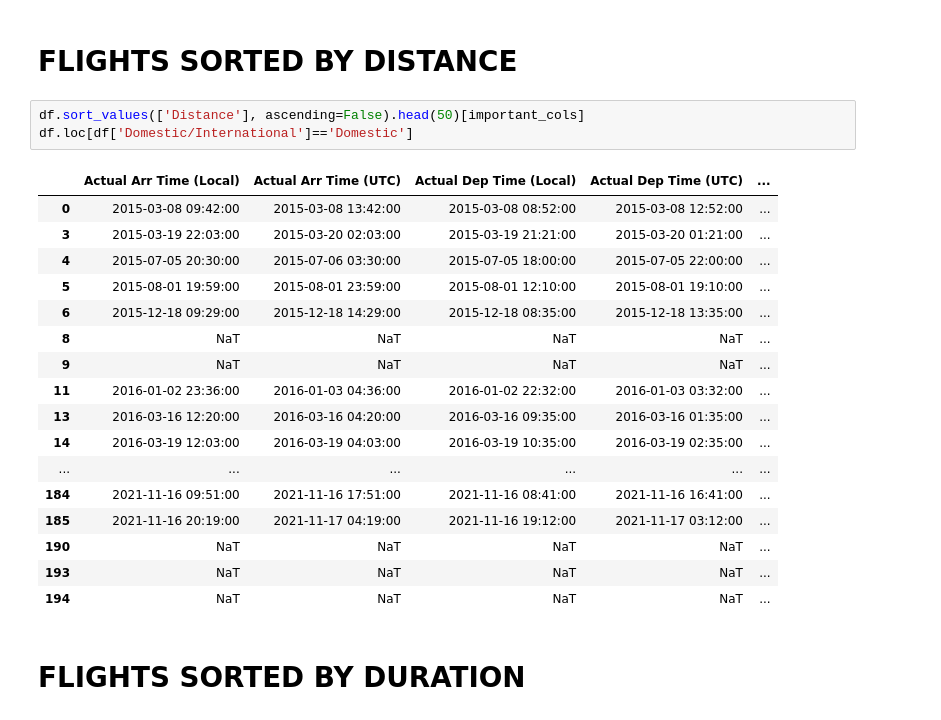
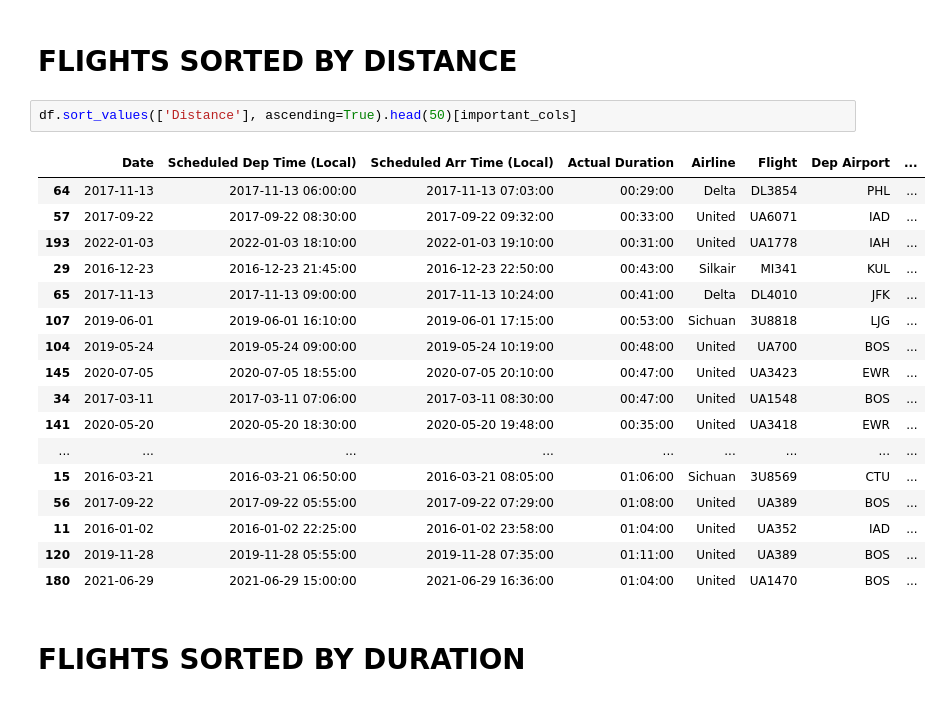
Before and after one commit to picrazy2/picrazy2.github.io, a Jupyter notebook: flightlog/flight log.ipynb, the cells around one changed output. Drawn from its saved outputs; the diff is of its cells as text.

```diff
--- a/flightlog/flight log.ipynb
+++ b/flightlog/flight log.ipynb
@@ -160,26 +160,25 @@ Longest time without flying: 157 days 18:22:00, 2016-07-10 to 2016-12-15
 # %% [markdown]
 # FLIGHTS SORTED BY DISTANCE
 # %%
-df.sort_values(['Distance'], ascending=False).head(50)[important_cols]
-df.loc[df['Domestic/International']=='Domestic']
+df.sort_values(['Distance'], ascending=True).head(50)[important_cols]
 # %% [output]
-|  | Actual Arr Time (Local) | Actual Arr Time (UTC) | Actual Dep Time (Local) | Actual Dep Time (UTC) | ... |
-| 0 | 2015-03-08 09:42:00 | 2015-03-08 13:42:00 | 2015-03-08 08:52:00 | 2015-03-08 12:52:00 | ... |
-| 3 | 2015-03-19 22:03:00 | 2015-03-20 02:03:00 | 2015-03-19 21:21:00 | 2015-03-20 01:21:00 | ... |
-| 4 | 2015-07-05 20:30:00 | 2015-07-06 03:30:00 | 2015-07-05 18:00:00 | 2015-07-05 22:00:00 | ... |
-| 5 | 2015-08-01 19:59:00 | 2015-08-01 23:59:00 | 2015-08-01 12:10:00 | 2015-08-01 19:10:00 | ... |
-| 6 | 2015-12-18 09:29:00 | 2015-12-18 14:29:00 | 2015-12-18 08:35:00 | 2015-12-18 13:35:00 | ... |
-| 8 | NaT | NaT | NaT | NaT | ... |
-| 9 | NaT | NaT | NaT | NaT | ... |
-| 11 | 2016-01-02 23:36:00 | 2016-01-03 04:36:00 | 2016-01-02 22:32:00 | 2016-01-03 03:32:00 | ... |
-| 13 | 2016-03-16 12:20:00 | 2016-03-16 04:20:00 | 2016-03-16 09:35:00 | 2016-03-16 01:35:00 | ... |
-| 14 | 2016-03-19 12:03:00 | 2016-03-19 04:03:00 | 2016-03-19 10:35:00 | 2016-03-19 02:35:00 | ... |
-| ... | ... | ... | ... | ... | ... |
-| 184 | 2021-11-16 09:51:00 | 2021-11-16 17:51:00 | 2021-11-16 08:41:00 | 2021-11-16 16:41:00 | ... |
-| 185 | 2021-11-16 20:19:00 | 2021-11-17 04:19:00 | 2021-11-16 19:12:00 | 2021-11-17 03:12:00 | ... |
-| 190 | NaT | NaT | NaT | NaT | ... |
-| 193 | NaT | NaT | NaT | NaT | ... |
-| 194 | NaT | NaT | NaT | NaT | ... |
+|  | Date | Scheduled Dep Time (Local) | Scheduled Arr Time (Local) | Actual Duration | Airline | Flight | Dep Airport | ... |
+| 64 | 2017-11-13 | 2017-11-13 06:00:00 | 2017-11-13 07:03:00 | 00:29:00 | Delta | DL3854 | PHL | ... |
+| 57 | 2017-09-22 | 2017-09-22 08:30:00 | 2017-09-22 09:32:00 | 00:33:00 | United | UA6071 | IAD | ... |
+| 193 | 2022-01-03 | 2022-01-03 18:10:00 | 2022-01-03 19:10:00 | 00:31:00 | United | UA1778 | IAH | ... |
+| 29 | 2016-12-23 | 2016-12-23 21:45:00 | 2016-12-23 22:50:00 | 00:43:00 | Silkair | MI341 | KUL | ... |
+| 65 | 2017-11-13 | 2017-11-13 09:00:00 | 2017-11-13 10:24:00 | 00:41:00 | Delta | DL4010 | JFK | ... |
+| 107 | 2019-06-01 | 2019-06-01 16:10:00 | 2019-06-01 17:15:00 | 00:53:00 | Sichuan | 3U8818 | LJG | ... |
+| 104 | 2019-05-24 | 2019-05-24 09:00:00 | 2019-05-24 10:19:00 | 00:48:00 | United | UA700 | BOS | ... |
+| 145 | 2020-07-05 | 2020-07-05 18:55:00 | 2020-07-05 20:10:00 | 00:47:00 | United | UA3423 | EWR | ... |
+| 34 | 2017-03-11 | 2017-03-11 07:06:00 | 2017-03-11 08:30:00 | 00:47:00 | United | UA1548 | BOS | ... |
+| 141 | 2020-05-20 | 2020-05-20 18:30:00 | 2020-05-20 19:48:00 | 00:35:00 | United | UA3418 | EWR | ... |
+| ... | ... | ... | ... | ... | ... | ... | ... | ... |
+| 15 | 2016-03-21 | 2016-03-21 06:50:00 | 2016-03-21 08:05:00 | 01:06:00 | Sichuan | 3U8569 | CTU | ... |
+| 56 | 2017-09-22 | 2017-09-22 05:55:00 | 2017-09-22 07:29:00 | 01:08:00 | United | UA389 | BOS | ... |
+| 11 | 2016-01-02 | 2016-01-02 22:25:00 | 2016-01-02 23:58:00 | 01:04:00 | United | UA352 | IAD | ... |
+| 120 | 2019-11-28 | 2019-11-28 05:55:00 | 2019-11-28 07:35:00 | 01:11:00 | United | UA389 | BOS | ... |
+| 180 | 2021-06-29 | 2021-06-29 15:00:00 | 2021-06-29 16:36:00 | 01:04:00 | United | UA1470 | BOS | ... |
 # %% [markdown]
 # FLIGHTS SORTED BY DURATION
 # %%
```
Also changed, not shown: parts of 19 cells of this notebook, 23 other files.
